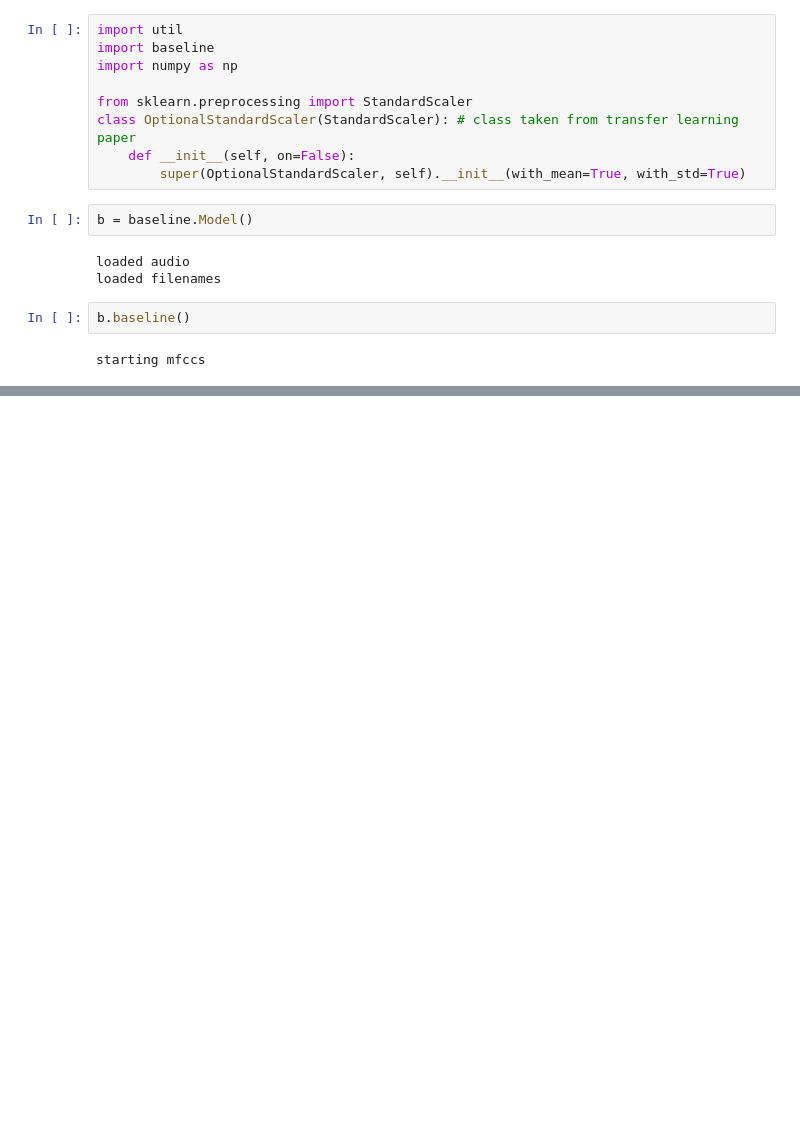
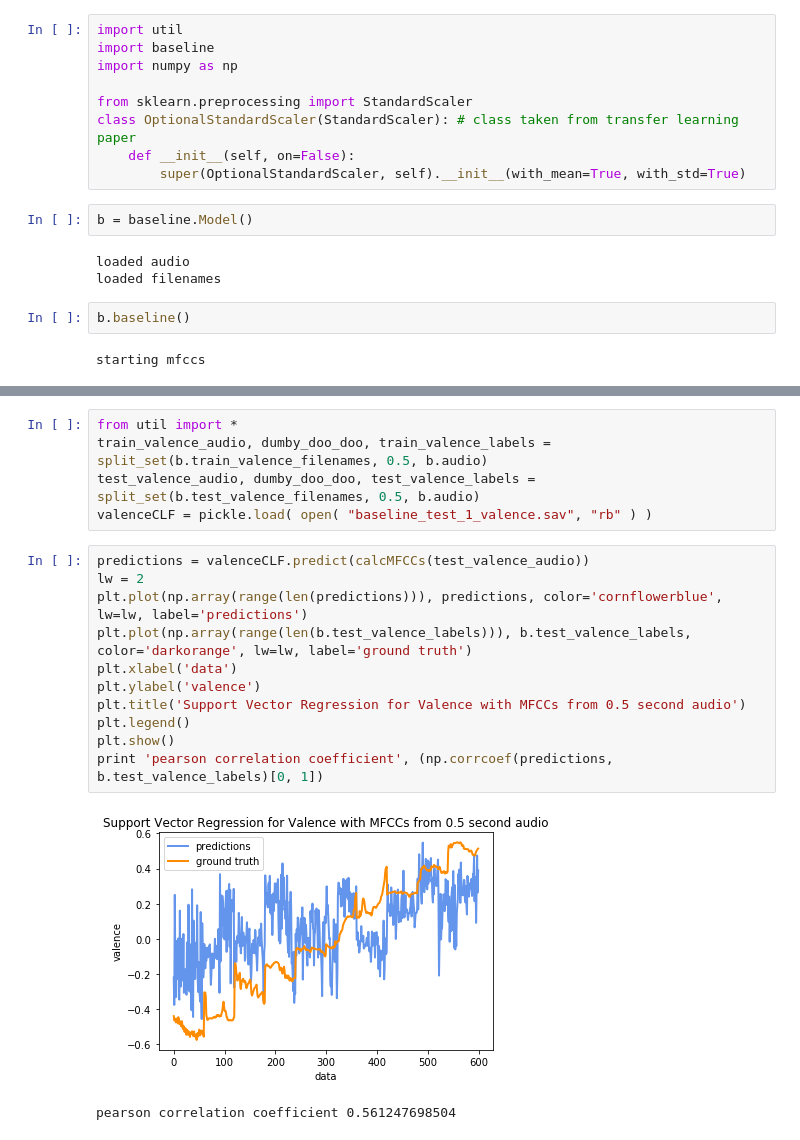
Before and after one commit to rytrose/MUSI-6201-Project, a Jupyter notebook: svm/Baseline.ipynb, the cells around one changed output, grey strips where cells are left out. Cells and saved outputs as stored; diff of their text form; blank space fills up the shorter version.

```diff
--- a/svm/Baseline.ipynb
+++ b/svm/Baseline.ipynb
@@ -31,0 +35,19 @@ plt.show()
+# %%
+from util import *
+train_valence_audio, dumby_doo_doo, train_valence_labels = split_set(b.train_valence_filenames, 0.5, b.audio)
+test_valence_audio, dumby_doo_doo, test_valence_labels = split_set(b.test_valence_filenames, 0.5, b.audio)
+valenceCLF = pickle.load( open( "baseline_test_1_valence.sav", "rb" ) )
+# %%
+predictions = valenceCLF.predict(calcMFCCs(test_valence_audio))
+lw = 2
+plt.plot(np.array(range(len(predictions))), predictions, color='cornflowerblue', lw=lw, label='predictions')
+plt.plot(np.array(range(len(b.test_valence_labels))), b.test_valence_labels, color='darkorange', lw=lw, label='ground truth')
+plt.xlabel('data')
+plt.ylabel('valence')
+plt.title('Support Vector Regression for Valence with MFCCs from 0.5 second audio')
+plt.legend()
+plt.show()
+print 'pearson correlation coefficient', (np.corrcoef(predictions, b.test_valence_labels)[0, 1])
+# %% [output]
+[figure, added]
+pearson correlation coefficient 0.561247698504
```
Also changed, not shown: parts of 4 cells of this notebook, 2 other files.
